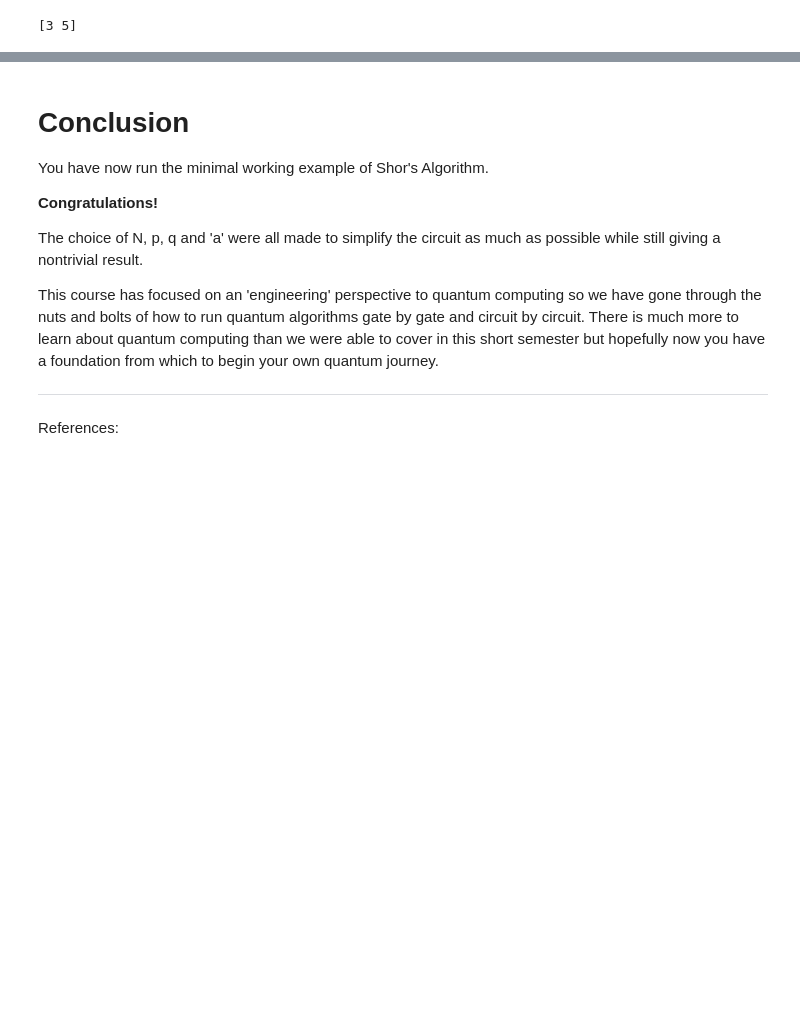
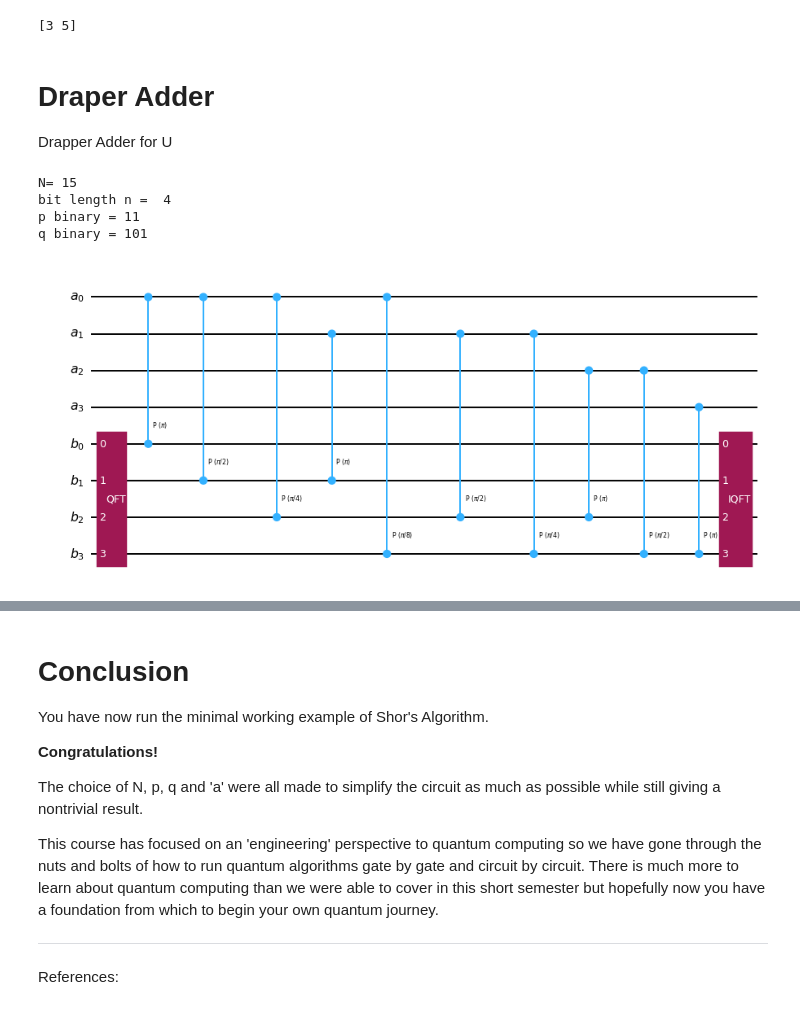
Before and after one commit to UMassIonTrappers/Introduction-to-Quantum-Computing, a Jupyter notebook: labs/Lab_12_Shor.ipynb, the cells around one changed output, grey strips where cells are left out. Saved outputs shown, nothing was run; the diff lists cells and outputs as text; code cells hidden in the pictures; blank space fills up the shorter version.

```diff
--- a/labs/Lab_12_Shor.ipynb
+++ b/labs/Lab_12_Shor.ipynb
@@ -1303,3 +1303,30 @@ guesses = [gcd(a**(r//2)-1, N), gcd(a**(r//2)+1, N)]
 print(np.round(guesses))
 # %% [output]
 [3 5]
+# %% [markdown]
+# Draper Adder
+
+Drapper Adder for U
+# %%
+p = 3
+q = 5
+N = p*q
+
+print('N=',N)
+
+n = N.bit_length()
+print('bit length n = ',n)
+
+print('p binary =' , format(p,"b"))
+print('q binary =' , format(q,"b"))
+# %% [output]
+N= 15
+bit length n =  4
+p binary = 11
+q binary = 101
+# %%
+from qiskit.circuit.library import DraperQFTAdder
+gate = DraperQFTAdder(4)
+gate.decompose().draw('mpl',scale=0.7,fold=50)
+# %% [output]
+[figure, added]
```
Also changed, not shown: parts of 12 cells of this notebook.
